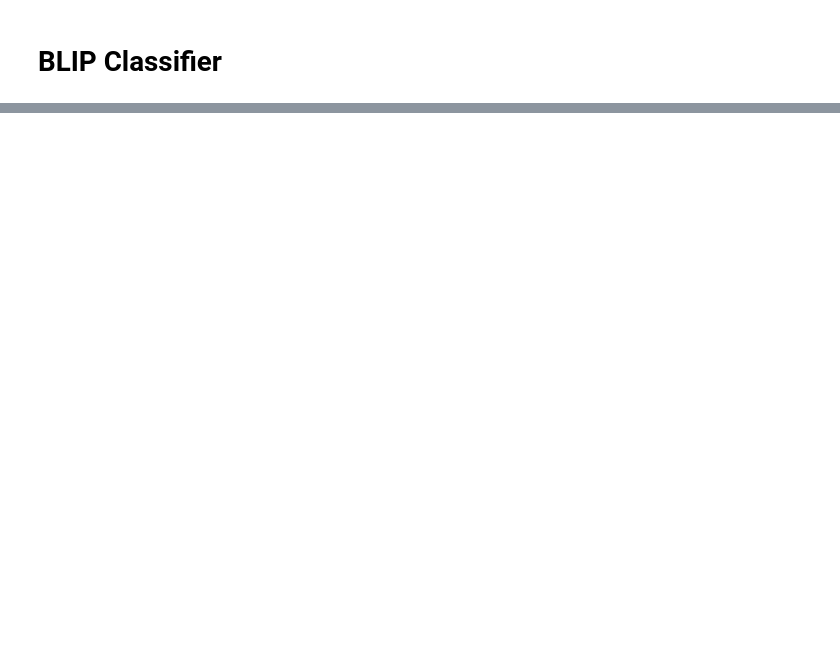
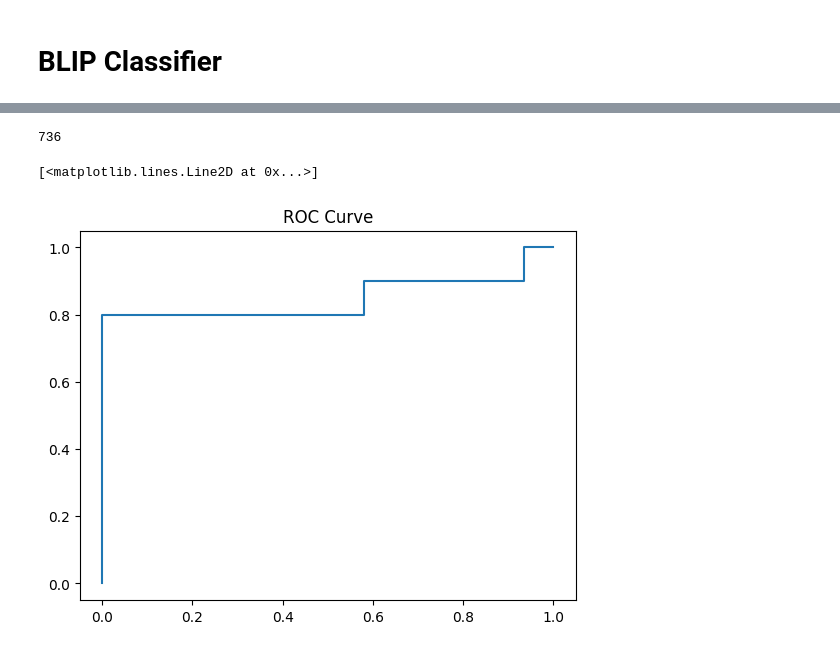
Before and after one commit to numbers1234567/custom-content-blocker, a Jupyter notebook: evaluation/train_online.ipynb, the cells around one changed output, grey strips where cells are left out. Drawn from its saved outputs; the diff is of its cells as text; code cells hidden in the pictures; blank space fills up the shorter version.

```diff
--- a/evaluation/train_online.ipynb
+++ b/evaluation/train_online.ipynb
@@ -178,0 +255,36 @@ val_dataloader = DataLoader(val_dataset, batch_sampler=BatchSampler(val_sampler,
+# %%
+from tqdm import tqdm
+classifier = nn.Sequential(
+    nn.Linear(encoder.config["hidden_size"], 10),
+    nn.ReLU(),
+    nn.Linear(10, 2),
+    nn.Sigmoid(),
+).to(device)
+loss = CrossEntropyLoss()
+pbar = tqdm(train_dataloader, "Loss - ")
+optimizer = torch.optim.Adam(classifier.parameters())
+metric_history = []
+for idx,data in enumerate(pbar):
+    text,image,label,has_image = data
+    image = image.float()
+
+    label = F.one_hot(label, num_classes=2).float().to(device)
+
+    yp = classifier(encoder(image, text, has_image))
+    l = torch.mean(loss(yp, label))
+    l.backward()
+    optimizer.step()
+
+    val_yp,val_yt = [],[]
+    for item in val_dataloader:
+        text,image,label,has_image = item
+        image = image.float()
+        image = image.float()
+
+        label = F.one_hot(label, num_classes=2).float().to(device)
+        with torch.no_grad():
+            yp = classifier(encoder(image, text, has_image))
+        yp = yp[:,1]/torch.sum(yp, dim=1)
+        val_yp.append(yp.detach().cpu().numpy()[0])
+        val_yt.append(label.detach().cpu().numpy()[0][1])
+    metric_history.append(((idx+1)*batch_size, get_metrics(val_yp, val_yt)))
@@ -178,0 +311,14 @@ val_dataloader = DataLoader(val_dataset, batch_sampler=BatchSampler(val_sampler,
+# %%
+idx = -1
+fpr,tpr,thresh = metric_history[idx][1][1]
+# %%
+metric_history[idx][0]
+# %% [output]
+736
+# %%
+from matplotlib import pyplot as plt
+plt.title("ROC Curve")
+plt.plot(fpr,tpr)
+# %% [output]
+[<matplotlib.lines.Line2D at 0x...>]
+[figure, added]
```
Also changed, not shown: parts of 16 cells of this notebook.
